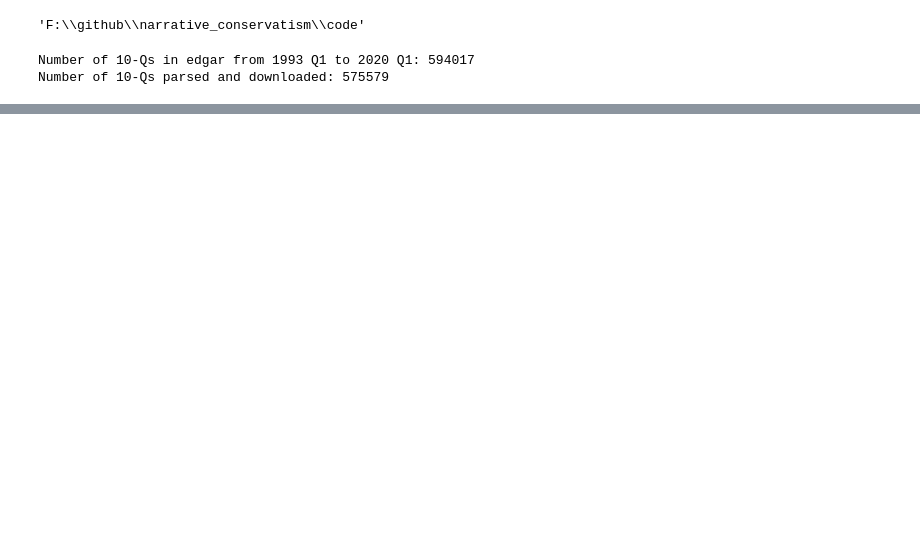
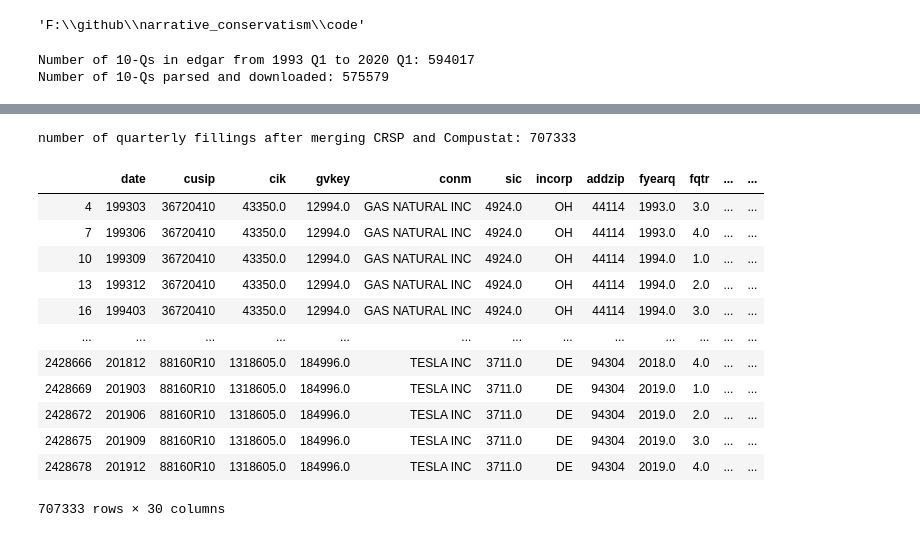
Before and after one commit to fengzhi22/narrative_conservatism, a Jupyter notebook: code/4_statistics.ipynb, the cells around one changed output, grey strips where cells are left out. Cells and saved outputs as stored; diff of their text form; code cells hidden in the pictures; blank space fills up the shorter version.

```diff
--- a/code/4_statistics.ipynb
+++ b/code/4_statistics.ipynb
@@ -52,0 +145,43 @@ Number of 10-Qs parsed and downloaded: 575579
+# %%
+########## Aggregate the monthly returns in CRSP to quarterly returns by summing up 3-months returns in a quarter
+adj_ret = list()
+gvkey = crsp_comp['gvkey'].values.tolist()
+adj_ret_m = crsp_comp['adj_ret_m'].values.tolist()
+
+for index, value in enumerate(gvkey):
+    ### requires a quarter-end flag to be non-zero, and the quarter-end flag of previous two months to be zero (avoid time-slot imprecision)
+    if math.isnan(value) == False and math.isnan(gvkey[index-1]) == True and math.isnan(gvkey[index-2]) == True:
+        adj_ret_i = adj_ret_m[index] + adj_ret_m[index-1] + adj_ret_m[index-2]
+    else:
+        adj_ret_i = float('NaN')
+    adj_ret.append(adj_ret_i)
+
+crsp_comp = crsp_comp.assign(RET = adj_ret)
+
+########## Delete adj_ret_m column, and any rows that contains missing values for gvkey and RET
+crsp_comp = crsp_comp.drop(columns=['adj_ret_m'])
+crsp_comp = crsp_comp[crsp_comp['gvkey'].notnull()]
+crsp_comp = crsp_comp[crsp_comp['RET'].notnull()]
+
+############## Save text_data dataframe into local file text_data_10-Q.csv
+crsp_comp.to_csv('..\\filings\\crsp_comp_' + obj_type + '.csv', index = 0)
+# %%
+################# Inspect crsp_comp
+first_T1PB = len(crsp_comp.index)
+print('number of quarterly fillings after merging CRSP and Compustat: ' + str(first_T1PB))
+crsp_comp
+# %% [output]
+number of quarterly fillings after merging CRSP and Compustat: 707333
+|  | date | cusip | cik | gvkey | conm | sic | incorp | addzip | fyearq | fqtr | ... | ... |
+| 4 | 199303 | 36720410 | 43350.0 | 12994.0 | GAS NATURAL INC | 4924.0 | OH | 44114 | 1993.0 | 3.0 | ... | ... |
+| 7 | 199306 | 36720410 | 43350.0 | 12994.0 | GAS NATURAL INC | 4924.0 | OH | 44114 | 1993.0 | 4.0 | ... | ... |
+| 10 | 199309 | 36720410 | 43350.0 | 12994.0 | GAS NATURAL INC | 4924.0 | OH | 44114 | 1994.0 | 1.0 | ... | ... |
+| 13 | 199312 | 36720410 | 43350.0 | 12994.0 | GAS NATURAL INC | 4924.0 | OH | 44114 | 1994.0 | 2.0 | ... | ... |
+| 16 | 199403 | 36720410 | 43350.0 | 12994.0 | GAS NATURAL INC | 4924.0 | OH | 44114 | 1994.0 | 3.0 | ... | ... |
+| ... | ... | ... | ... | ... | ... | ... | ... | ... | ... | ... | ... | ... |
+| 2428666 | 201812 | 88160R10 | 1318605.0 | 184996.0 | TESLA INC | 3711.0 | DE | 94304 | 2018.0 | 4.0 | ... | ... |
+| 2428669 | 201903 | 88160R10 | 1318605.0 | 184996.0 | TESLA INC | 3711.0 | DE | 94304 | 2019.0 | 1.0 | ... | ... |
+| 2428672 | 201906 | 88160R10 | 1318605.0 | 184996.0 | TESLA INC | 3711.0 | DE | 94304 | 2019.0 | 2.0 | ... | ... |
+| 2428675 | 201909 | 88160R10 | 1318605.0 | 184996.0 | TESLA INC | 3711.0 | DE | 94304 | 2019.0 | 3.0 | ... | ... |
+| 2428678 | 201912 | 88160R10 | 1318605.0 | 184996.0 | TESLA INC | 3711.0 | DE | 94304 | 2019.0 | 4.0 | ... | ... |
+707333 rows × 30 columns
```
Also changed, not shown: parts of 12 cells of this notebook, 6 other files.
